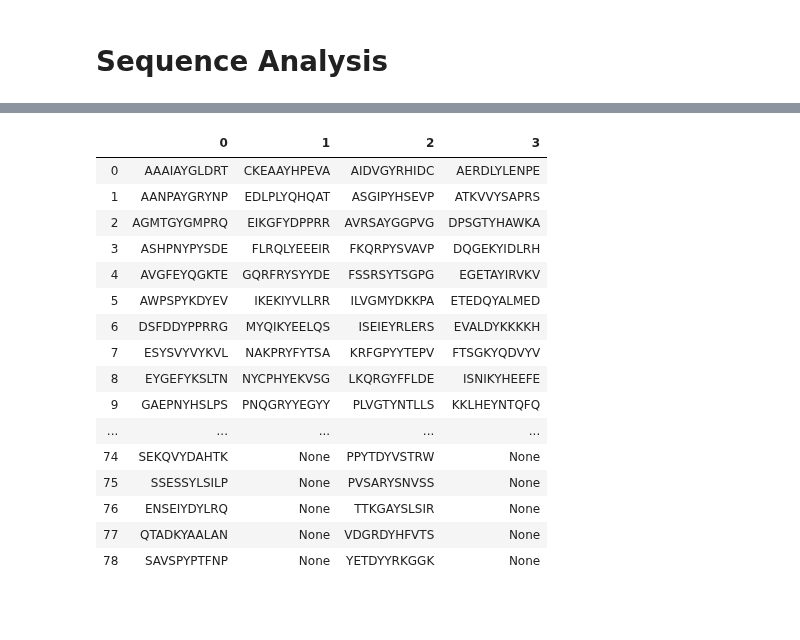
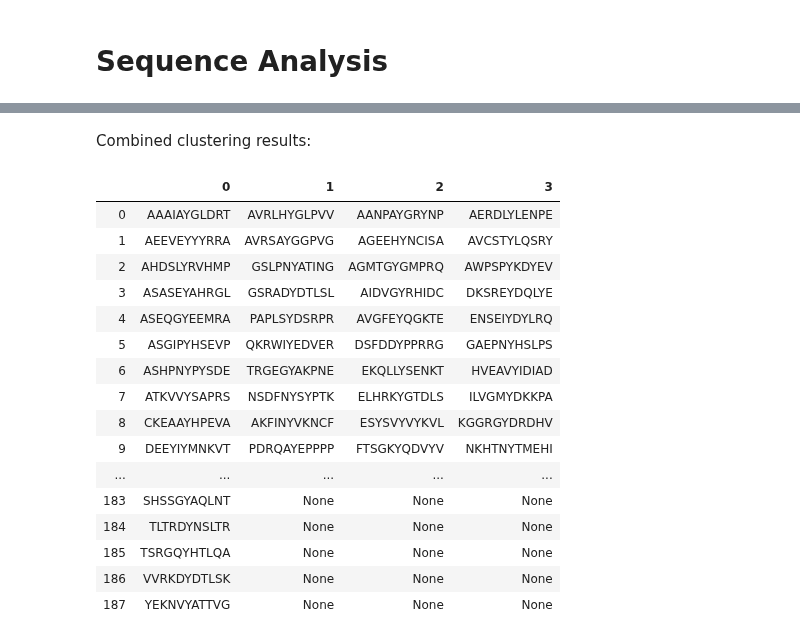
Before and after one commit to meyer-lab/DDMC, a Jupyter notebook: Seq-Analysis.ipynb, the cells around one changed output, grey strips where cells are left out. Drawn from its saved outputs; the diff is of its cells as text; code cells hidden in the pictures; blank space fills up the shorter version.

Commit message:
add GMMweight.

```diff
--- a/Seq-Analysis.ipynb
+++ b/Seq-Analysis.ipynb
@@ -8,5 +10,6 @@ import warnings
 warnings.simplefilter("ignore")
 # %%
 pd.set_option('display.max_colwidth', 1000)
+pd.set_option('display.max_rows', 300)
 
 ABC = preprocessing(motifs=True, Vfilter=True, FCfilter=True, log2T=True)
@@ -29,4 +18,4 @@ ABC
 # %%
 ncl, pYTS = 4, "Y"
-clusters = EM_SeqClustering(ABC, ncl, pYTS, max_n_iter=30)
+clusters = EM_CombinedClustering(ABC, ncl, pYTS, GMMweight=1, max_n_iter=30)
 # %% [output]
@@ -34,21 +48,23 @@ convergence has been reached at iteration 5
+# %% [markdown]
+Combined clustering results:
 # %%
-pd.set_option('display.max_rows', 100)
-pd.DataFrame(clusters).T
+dictcl = pd.DataFrame(clusters).T
+dictcl
 # %% [output]
 |  | 0 | 1 | 2 | 3 |
-| 0 | AAAIAYGLDRT | CKEAAYHPEVA | AIDVGYRHIDC | AERDLYLENPE |
-| 1 | AANPAYGRYNP | EDLPLYQHQAT | ASGIPYHSEVP | ATKVVYSAPRS |
-| 2 | AGMTGYGMPRQ | EIKGFYDPPRR | AVRSAYGGPVG | DPSGTYHAWKA |
-| 3 | ASHPNYPYSDE | FLRQLYEEEIR | FKQRPYSVAVP | DQGEKYIDLRH |
-| 4 | AVGFEYQGKTE | GQRFRYSYYDE | FSSRSYTSGPG | EGETAYIRVKV |
-| 5 | AWPSPYKDYEV | IKEKIYVLLRR | ILVGMYDKKPA | ETEDQYALMED |
-| 6 | DSFDDYPPRRG | MYQIKYEELQS | ISEIEYRLERS | EVALDYKKKKH |
-| 7 | ESYSVYVYKVL | NAKPRYFYTSA | KRFGPYYTEPV | FTSGKYQDVYV |
-| 8 | EYGEFYKSLTN | NYCPHYEKVSG | LKQRGYFFLDE | ISNIKYHEEFE |
-| 9 | GAEPNYHSLPS | PNQGRYYEGYY | PLVGTYNTLLS | KKLHEYNTQFQ |
+| 0 | AAAIAYGLDRT | AVRLHYGLPVV | AANPAYGRYNP | AERDLYLENPE |
+| 1 | AEEVEYYYRRA | AVRSAYGGPVG | AGEEHYNCISA | AVCSTYLQSRY |
+| 2 | AHDSLYRVHMP | GSLPNYATING | AGMTGYGMPRQ | AWPSPYKDYEV |
+| 3 | ASASEYAHRGL | GSRADYDTLSL | AIDVGYRHIDC | DKSREYDQLYE |
+| 4 | ASEQGYEEMRA | PAPLSYDSRPR | AVGFEYQGKTE | ENSEIYDYLRQ |
+| 5 | ASGIPYHSEVP | QKRWIYEDVER | DSFDDYPPRRG | GAEPNYHSLPS |
+| 6 | ASHPNYPYSDE | TRGEGYAKPNE | EKQLLYSENKT | HVEAVYIDIAD |
+| 7 | ATKVVYSAPRS | NSDFNYSYPTK | ELHRKYGTDLS | ILVGMYDKKPA |
+| 8 | CKEAAYHPEVA | AKFINYVKNCF | ESYSVYVYKVL | KGGRGYDRDHV |
+| 9 | DEEYIYMNKVT | PDRQAYEPPPP | FTSGKYQDVYV | NKHTNYTMEHI |
 | ... | ... | ... | ... | ... |
-| 74 | SEKQVYDAHTK | None | PPYTDYVSTRW | None |
-| 75 | SSESSYLSILP | None | PVSARYSNVSS | None |
-| 76 | ENSEIYDYLRQ | None | TTKGAYSLSIR | None |
-| 77 | QTADKYAALAN | None | VDGRDYHFVTS | None |
-| 78 | SAVSPYPTFNP | None | YETDYYRKGGK | None |
+| 183 | SHSSGYAQLNT | None | None | None |
+| 184 | TLTRDYNSLTR | None | None | None |
+| 185 | TSRGQYHTLQA | None | None | None |
+| 186 | VVRKDYDTLSK | None | None | None |
+| 187 | YEKNVYATTVG | None | None | None |
```
Also changed, not shown: parts of 4 cells of this notebook, 1 other file.
